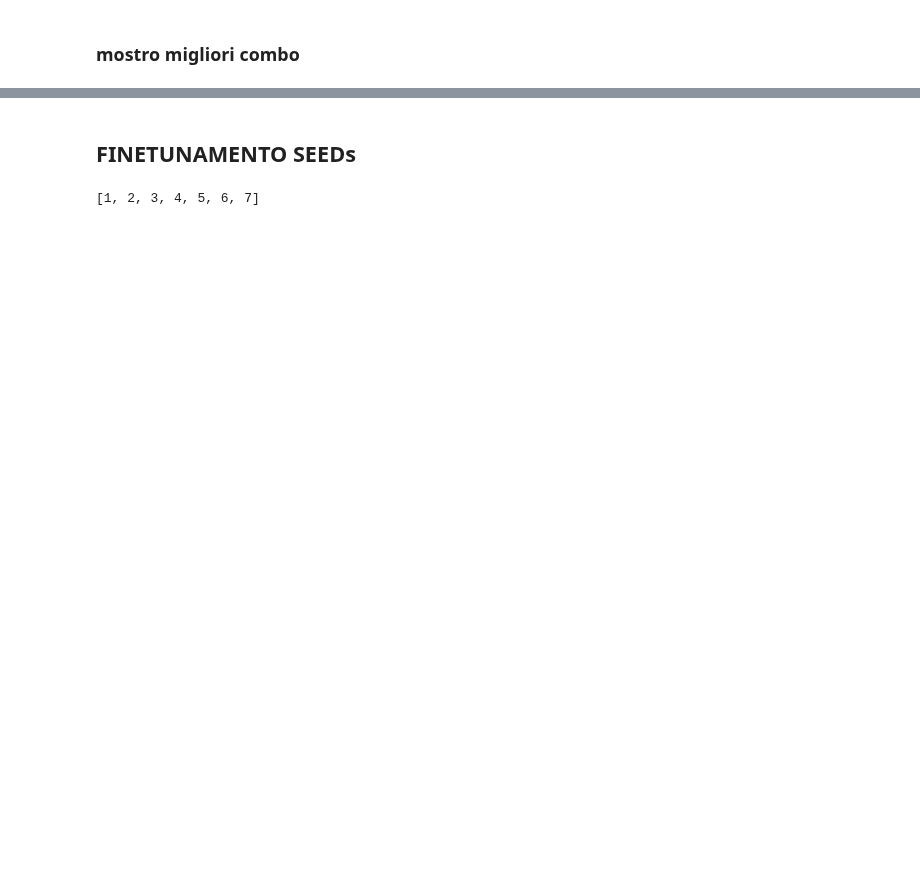
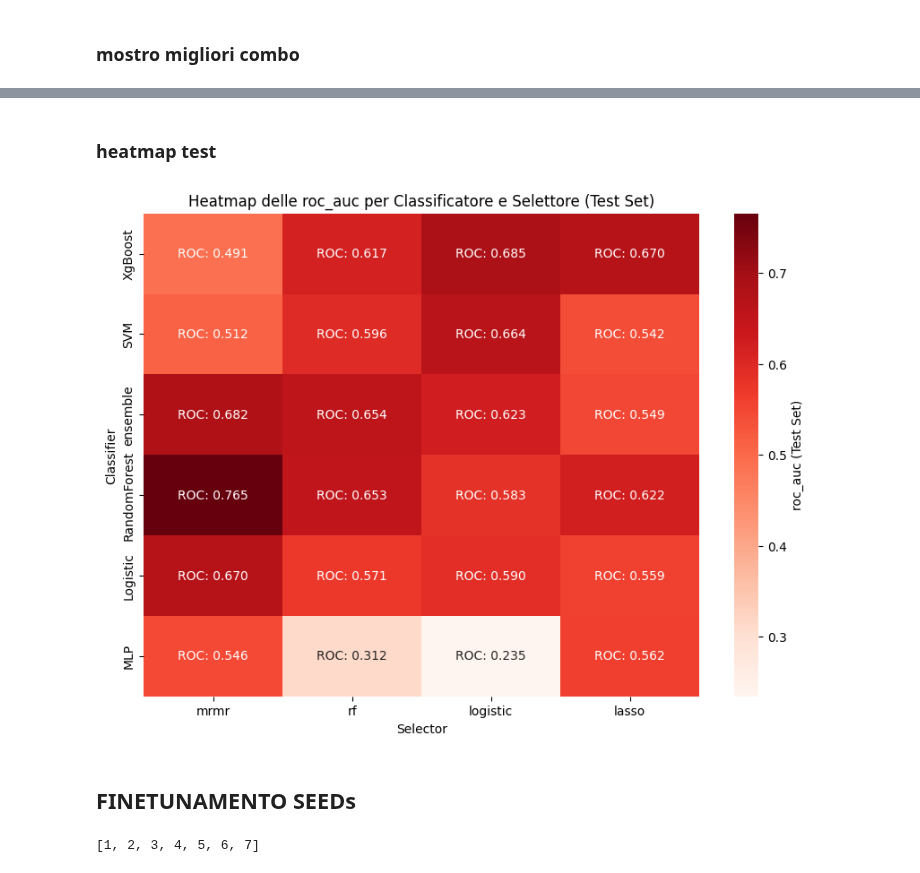
Before and after one commit to alessiamenozzi/TesiBaroniMenozzi, a Jupyter notebook: ClassificatoriFINAL/Classificatore2DCrossVal.ipynb, the cells around one changed output, grey strips where cells are left out. Drawn from its saved outputs; the diff is of its cells as text; code cells hidden in the pictures; blank space fills up the shorter version.

```diff
--- a/ClassificatoriFINAL/Classificatore2DCrossVal.ipynb
+++ b/ClassificatoriFINAL/Classificatore2DCrossVal.ipynb
@@ -915,3 +1256,56 @@ for i, (params, metrics) in enumerate(best_combinations, start=1):
+# %% [markdown]
+### heatmap test
+# %%
+
+# Inizializza una matrice vuota per memorizzare le performance sul test set
+heatmap_data = pd.DataFrame(index=classifiers, columns=selectors)
+annotations = pd.DataFrame(index=classifiers, columns=selectors)
+
+# Ciclo attraverso best_results_class_selector per popolare la matrice con le metriche prese dal test set
+u = 0
+for result in best_results_class_selector:
+    u += 1
+    found = False
+    classifier = result['classifier']
+    selector = result['selector']
+    num_features_alpha = result['num_features/alpha']
+
+    # Cerca i risultati nel test set
+    best_case = None
+    if selector == 'lasso':
+        for p in range(len(results_test_lasso)):
+            if results_test_lasso[p]['classifier'] == classifier and results_test_lasso[p]['alpha'] == num_features_alpha:
+                best_case = results_test_lasso[p]
+                found = True
+                break
+    else:
+        for p in range(len(results_test_others)):
+            if results_test_others[p]['classifier'] == classifier and results_test_others[p]['selector'] == selector and results_test_others[p]['num_features'] == num_features_alpha:
+                best_case = results_test_others[p]
+                found = True
+                break
+
+    # Se troviamo il miglior caso, popola la matrice con la Balanced Accuracy
+    if found and best_case is not None:
+        # Popola la matrice con la Balanced Accuracy
+        heatmap_data.loc[classifier, selector] = best_case[metricanome]
+
+        # Popola la matrice delle annotazioni con il testo "BA: <valore>"
+        annotations.loc[classifier, selector] = f"{labell}: {best_case[metricanome]:.3f}"
+
+# Riempi i valori NaN con 0 (se necessario)
+heatmap_data = heatmap_data.fillna(0)
+annotations = annotations.fillna(f"{labell}: 0.000")
+
+# Crea la heatmap con Balanced Accuracy e annotazioni personalizzate
+plt.figure(figsize=(10, 7))
+sns.heatmap(heatmap_data, annot=annotations, fmt="", cmap="Reds", cbar_kws={'label': f'{metricanome} (Test Set)'})
+plt.title(f"Heatmap delle {metricanome} per Classificatore e Selettore (Test Set)")
+plt.ylabel('Classifier')
+plt.xlabel('Selector')
+plt.show()
+# %% [output]
+[figure, added]
 # %% [markdown]
 ## FINETUNAMENTO SEEDs
 # %%
```
Also changed, not shown: parts of 36 cells of this notebook, 3 other files.
